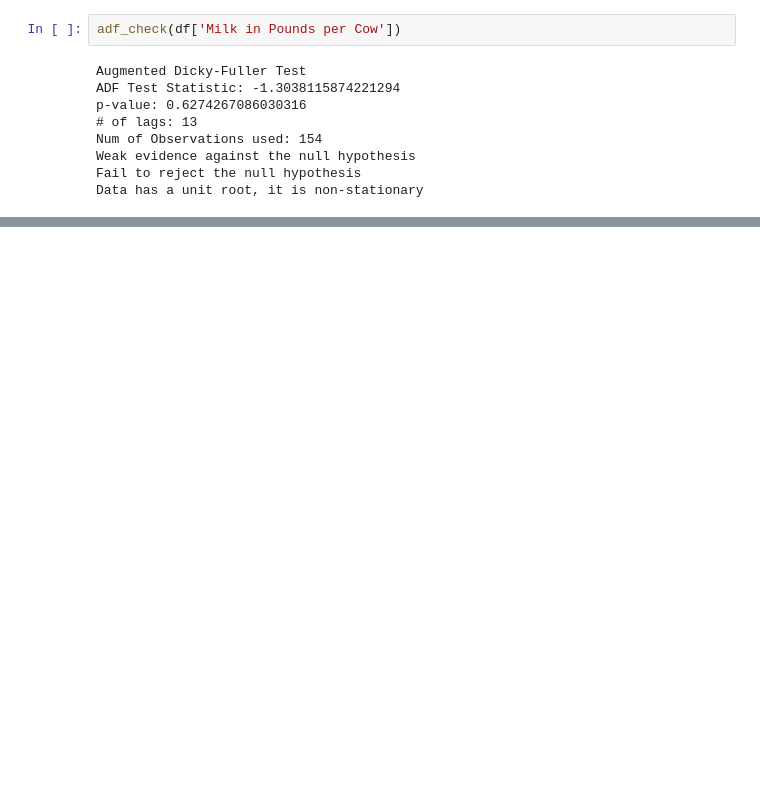
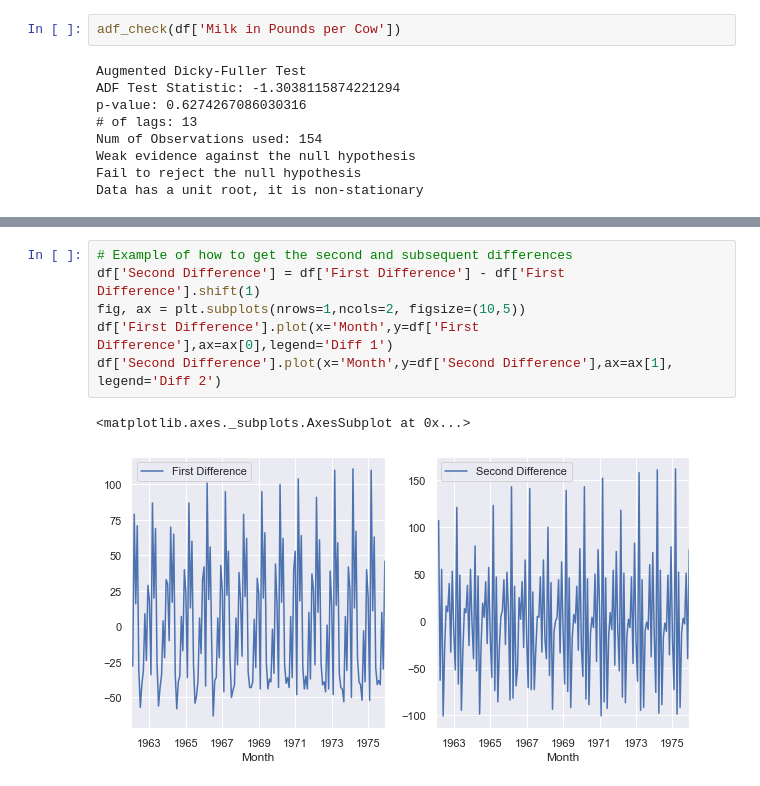
Before and after one commit to rich17lucas/Python-for-Finance-Repo-master, a Jupyter notebook: 08-Time-Series-Analysis/4-ARIMA-and-Seasonal-ARIMA-rsl.ipynb, the cells around one changed output, grey strips where cells are left out. Cells and saved outputs as stored; diff of their text form; blank space fills up the shorter version.

```diff
--- a/08-Time-Series-Analysis/4-ARIMA-and-Seasonal-ARIMA-rsl.ipynb
+++ b/08-Time-Series-Analysis/4-ARIMA-and-Seasonal-ARIMA-rsl.ipynb
@@ -148,0 +170,9 @@ Data has a unit root, it is non-stationary
+# %%
+# Example of how to get the second and subsequent differences
+df['Second Difference'] = df['First Difference'] - df['First Difference'].shift(1)
+fig, ax = plt.subplots(nrows=1,ncols=2, figsize=(10,5))
+df['First Difference'].plot(x='Month',y=df['First Difference'],ax=ax[0],legend='Diff 1')
+df['Second Difference'].plot(x='Month',y=df['Second Difference'],ax=ax[1], legend='Diff 2')
+# %% [output]
+<matplotlib.axes._subplots.AxesSubplot at 0x...>
+[figure, added]
```
Also changed, not shown: parts of 34 cells of this notebook.
